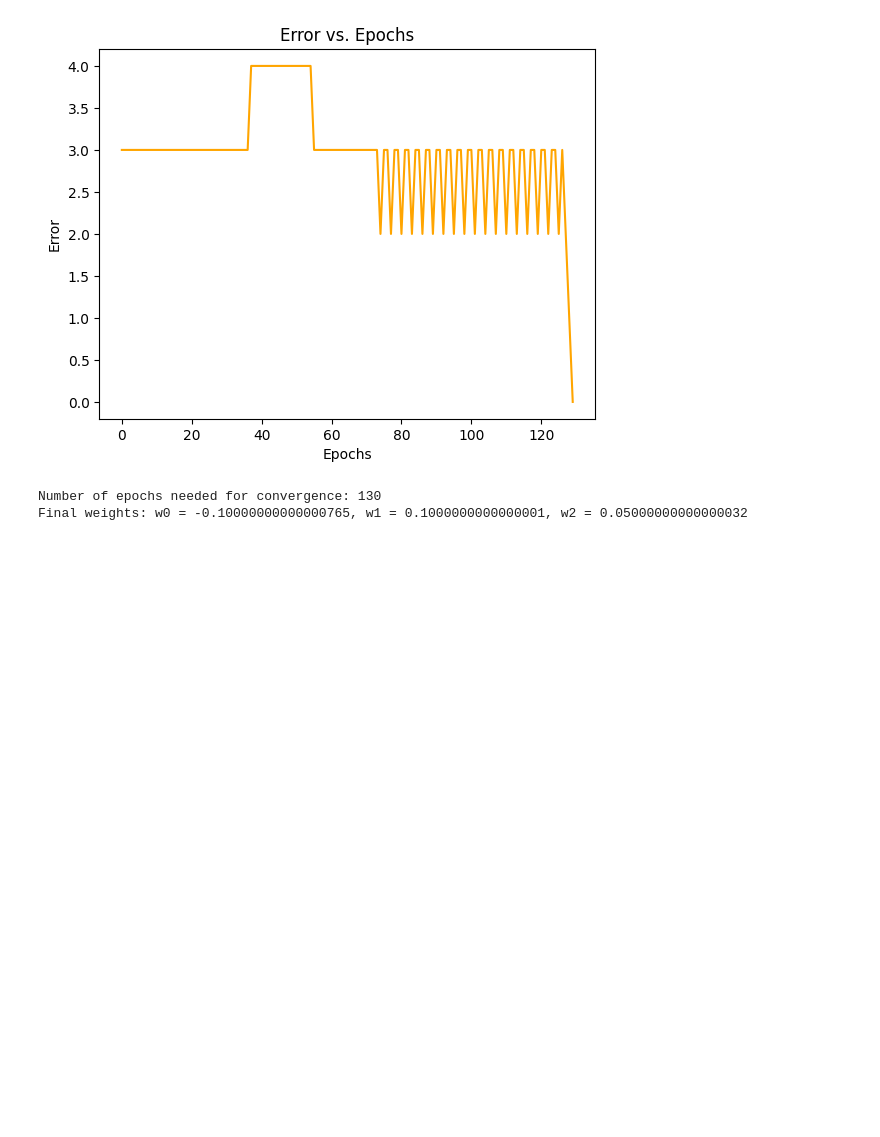
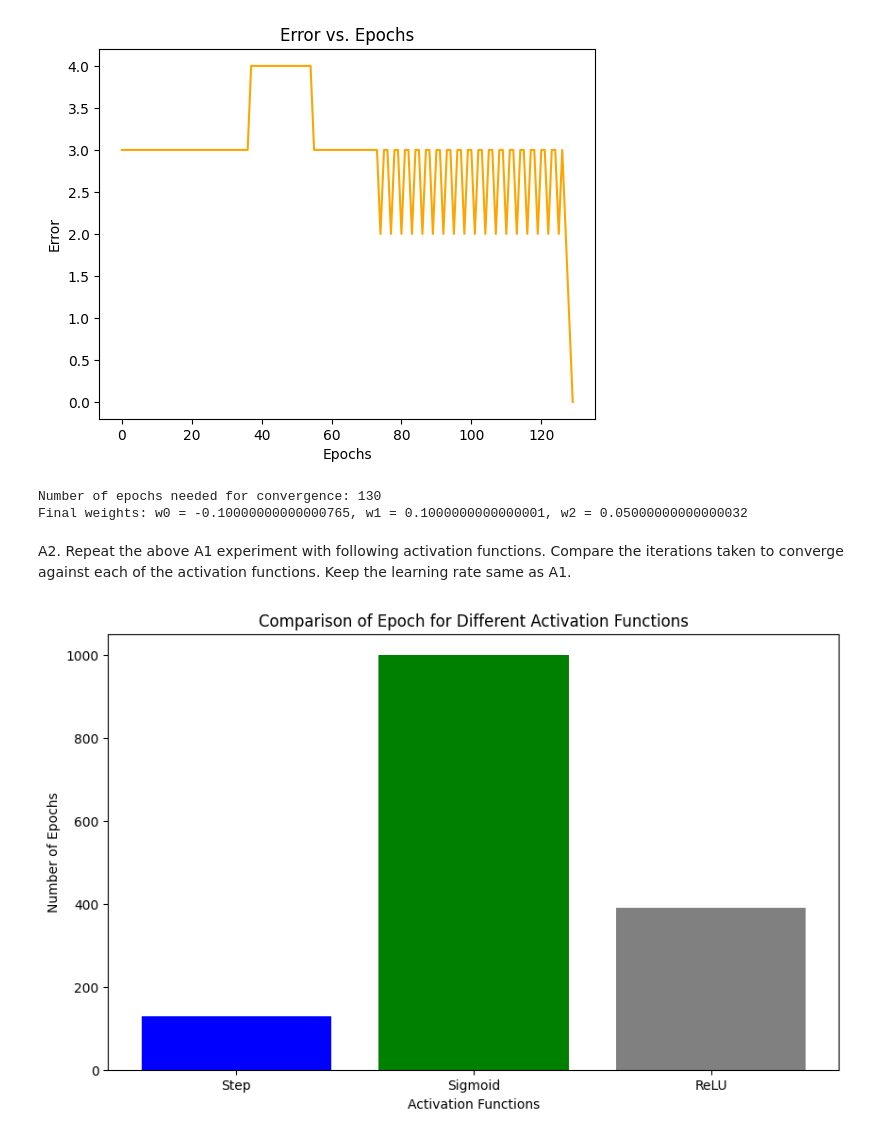
Before and after one commit to Ram465/ML, a Jupyter notebook: Lab5_ML.ipynb, the cells around one changed output. Cells and saved outputs as stored; diff of their text form; code cells hidden in the pictures; blank space fills up the shorter version.

```diff
--- a/Lab5_ML.ipynb
+++ b/Lab5_ML.ipynb
@@ -65,3 +65,76 @@ print(f"Final weights: w0 = {final_weights[0]}, w1 = {final_weights[1]}, w2 = {f
 [figure]
 Number of epochs needed for convergence: 130
 Final weights: w0 = -0.10000000000000765, w1 = 0.1000000000000001, w2 = 0.05000000000000032
+# %% [markdown]
+A2. Repeat the above A1 experiment with following activation functions. Compare the iterations taken to converge against each of the activation functions. Keep the learning rate same as A1.
+# %%
+def step_activation(x):
+    return 1 if x >= 0 else 0
+
+def sigmoid_activation(x):
+    return 1 / (1 + np.exp(-x))
+
+def relu_activation(x):
+    return max(0, x)
+
+def train_perceptron(initialW, learningR=0.05, activation_func=step_activation, convergenceErr=0.002, max_epoch=1000):
+    w0, w1, w2 = initial_weights
+
+    def perceptron_output(x1, x2):
+        return w0 + w1 * x1 + w2 * x2
+
+    training_data = [
+        (0, 0, 0),
+        (0, 1, 0),
+        (1, 0, 0),
+        (1, 1, 1) ]
+
+    epochs = 0
+    errors = []
+
+    while True:
+        epoch_error = 0
+        for x1, x2, target in training_data:
+            output = perceptron_output(x1, x2)
+            error = target - activation_func(output)
+            epoch_error = epoch_error + error ** 2
+            w0 = w0 + learningR * error
+            w1 = w1 + learningR * error * x1
+            w2 = w2 + learningR * error * x2
+        errors.append(epoch_error)
+        epochs += 1
+
+        if epoch_error <= convergenceErr or epochs >= max_epoch:
+            break
+
+    return epochs, [w0, w1, w2], errors
+
+# Initial weights
+initial_weights = [10, 0.2, -0.75]
+
+# Train the perceptron with different activation functions
+activation_functions = [step_activation, sigmoid_activation, relu_activation]
+activation_names = ["Step", "Sigmoid", "ReLU"]
+
+num_epochs_list = []
+final_weights_list = []
+for activation_func in activation_functions:
+    num_epochs, final_weights, _ = train_perceptron(initial_weights, activation_func=activation_func)
+    num_epochs_list.append(num_epochs)
+    final_weights_list.append(final_weights)
+
+# Plotting epochs vs. activation functions
+plt.figure(figsize=(10, 6))
+plt.bar(activation_names, num_epochs_list, color=['blue', 'green', 'grey'])
+plt.xlabel('Activation Functions')
+plt.ylabel('Number of Epochs')
+plt.title('Comparison of Epoch for Different Activation Functions')
+plt.show()
+
+# Print the number of epochs and final weights for each activation function
+for i, activation_name in enumerate(activation_names):
+    print(f"Activation Function: {activation_name}")
+    print(f"Number of Epochs: {num_epochs_list[i]}")
+    print(f"Final Weights: w0 = {final_weights_list[i][0]}, w1 = {final_weights_list[i][1]}, w2 = {final_weights_list[i][2]}\n")
+# %% [output]
+[figure, added]
```
Also changed, not shown: parts of 1 cell of this notebook.
